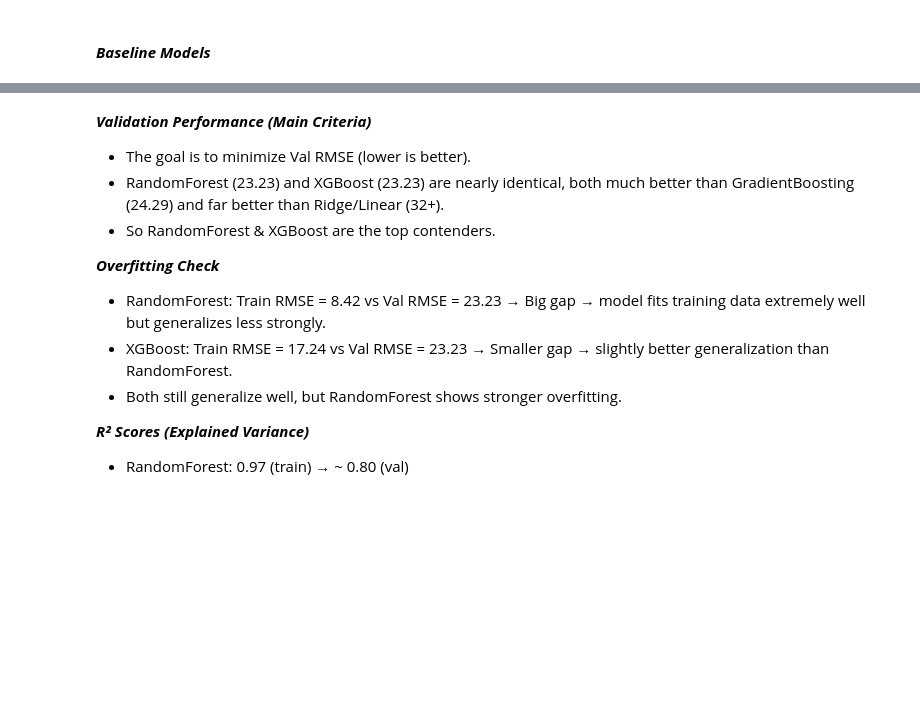
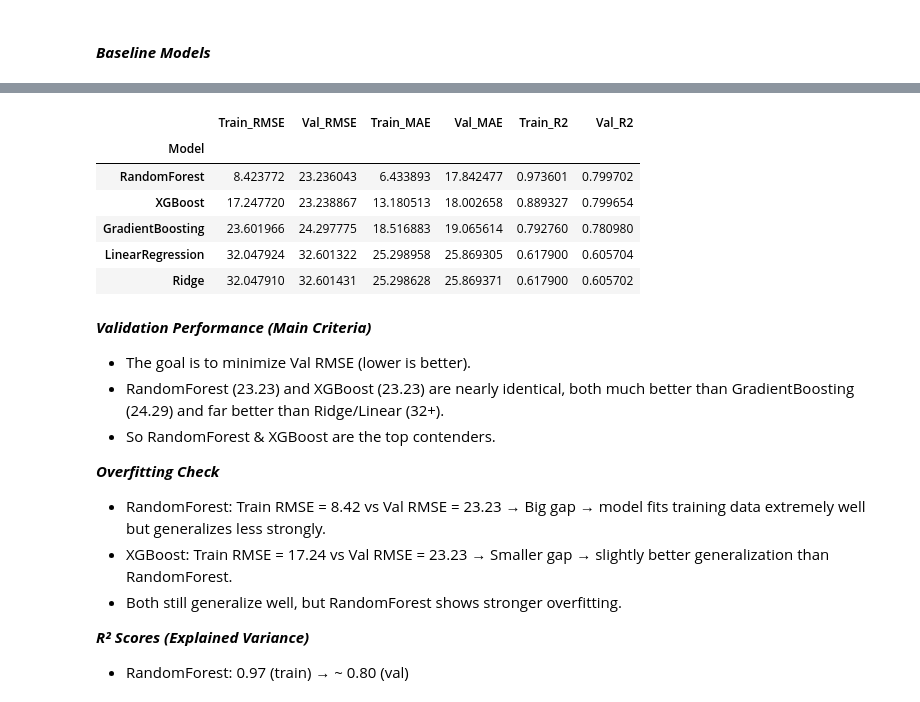
Before and after one commit to Pooja-Spandana/Amazon_DeliveryTime_Prediction, a Jupyter notebook: Notebooks/Model_building_&_training.ipynb, the cells around one changed output, grey strips where cells are left out. Drawn from its saved outputs; the diff is of its cells as text; code cells hidden in the pictures; blank space fills up the shorter version.

```diff
--- a/Notebooks/Model_building_&_training.ipynb
+++ b/Notebooks/Model_building_&_training.ipynb
@@ -130,6 +131,7 @@ class OutlierSkewHandler(BaseEstimator, TransformerMixin):
 low_card_feats  = ["Weather", "Traffic", "Vehicle", "Area"]
 high_card_feats = ["Category", "Traffic_Area", "Area_Vehicle", "Weather_Area"]
 num_feats = ["Agent_Age", "Agent_Rating", "Distance_km", "Order_Hour"]
+no_scaling_feats = ["Is_Peak_Hours", "Is_Urban"]
 
 # Custom transformers
 outlier_skew = OutlierSkewHandler(features=["Distance_km"], skew_threshold=1.0)
@@ -140,9 +142,10 @@ target_enc = TargetEncoder(cols=high_card_feats)
 preprocessor = ColumnTransformer(
     transformers=[
         ("num", StandardScaler(), num_feats + high_card_feats),
-        ("ohe", ohe, low_card_feats)
+        ("ohe", ohe, low_card_feats),
+        ("binary", "passthrough", no_scaling_feats)
     ],
-    remainder="drop"  # 🚨 prevent leakage
+    remainder="drop"
 )
 
 # Full preprocessing pipeline
@@ -164,6 +167,7 @@ def make_pipeline(model):
 RANDOM_STATE = 42
 np.random.seed(RANDOM_STATE)
 
-# Set MLflow tracking to your project root "mlruns" folder
-mlflow.set_tracking_uri("file:///C:/Users/spand/Projects/LABMENTIX_PROJECTS/Amazon_DeliveryTime_Prediction/mlruns")
-mlflow.set_experiment("Amazon_delivery_time_prediction")
+# Load variables from .env file
+load_dotenv()
+mlflow.set_tracking_uri(os.getenv("MLFLOW_TRACKING_URI"))
+mlflow.set_experiment("Amazon_Delivery_time_Prediction")
@@ -197,3 +286,31 @@ models = {
+# %%
+# Collect results into a DataFrame
+summary = []
+
+for name, res in results.items():
+    row = {
+        "Model": name,
+        "Train_RMSE": res["train_metrics"]["rmse"],
+        "Val_RMSE": res["val_metrics"]["rmse"],
+        "Train_MAE": res["train_metrics"]["mae"],
+        "Val_MAE": res["val_metrics"]["mae"],
+        "Train_R2":  res["train_metrics"]["r2"],
+        "Val_R2":  res["val_metrics"]["r2"]
+    }
+    summary.append(row)
+
+results_df = pd.DataFrame(summary)
+results_df = results_df.set_index("Model")
+results_df = results_df.sort_values(by="Val_RMSE", ascending=True)
+results_df
+# %% [output]
+|  | Train_RMSE | Val_RMSE | Train_MAE | Val_MAE | Train_R2 | Val_R2 |
+| Model |  |  |  |  |  |  |
+| RandomForest | 8.423772 | 23.236043 | 6.433893 | 17.842477 | 0.973601 | 0.799702 |
+| XGBoost | 17.247720 | 23.238867 | 13.180513 | 18.002658 | 0.889327 | 0.799654 |
+| GradientBoosting | 23.601966 | 24.297775 | 18.516883 | 19.065614 | 0.792760 | 0.780980 |
+| LinearRegression | 32.047924 | 32.601322 | 25.298958 | 25.869305 | 0.617900 | 0.605704 |
+| Ridge | 32.047910 | 32.601431 | 25.298628 | 25.869371 | 0.617900 | 0.605702 |
 # %% [markdown]
 ***Validation Performance (Main Criteria)***
 - The goal is to minimize Val RMSE (lower is better).
```
Also changed, not shown: parts of 19 cells of this notebook, 9 other files.
